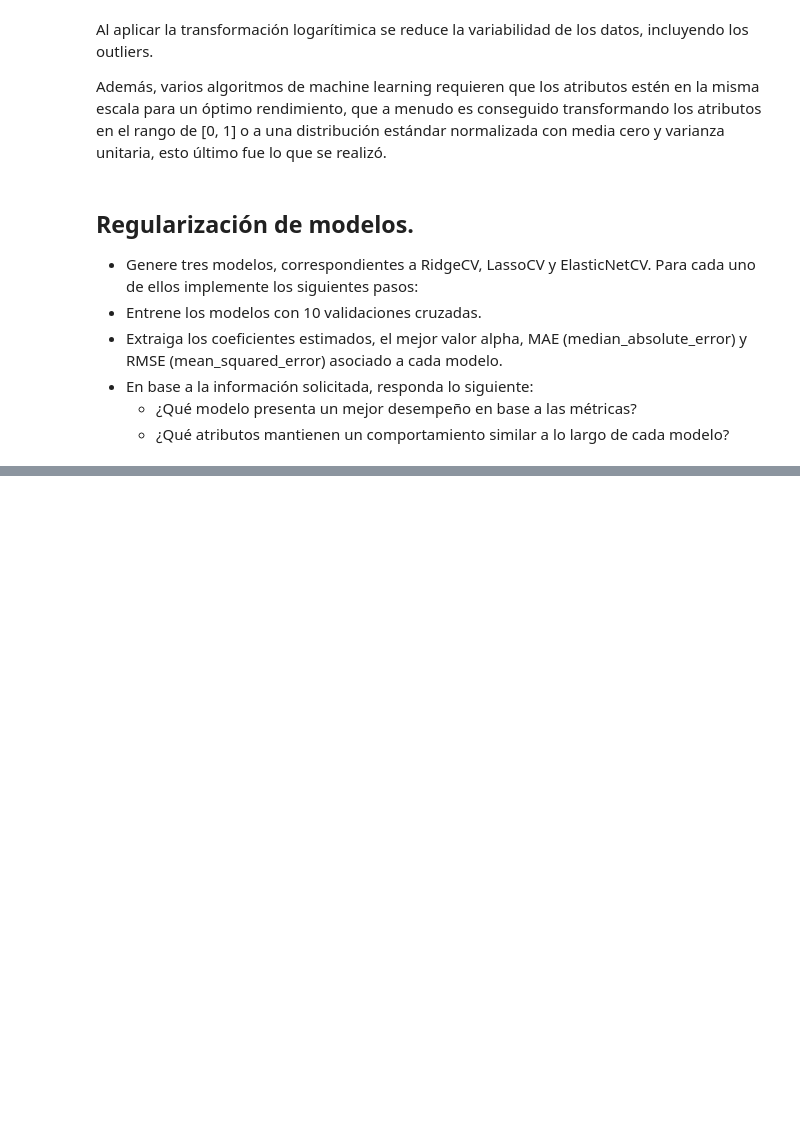
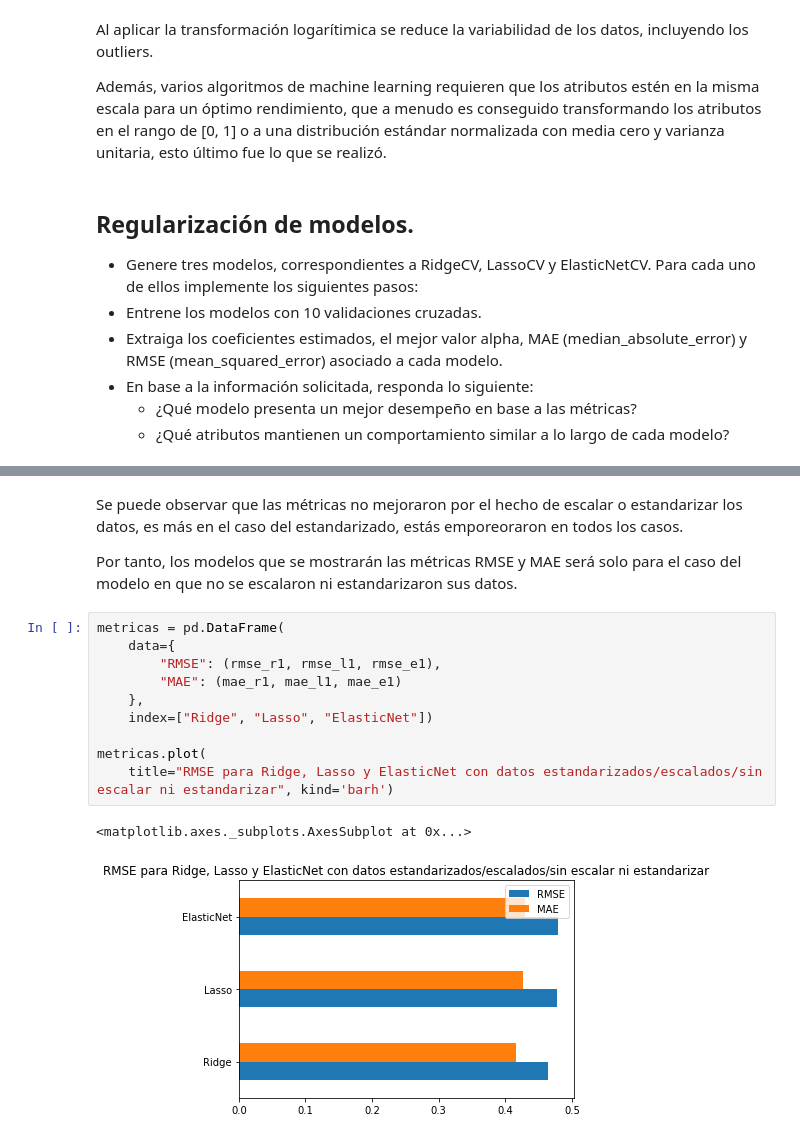
Before and after one commit to danoffn/Data-Science, a Jupyter notebook: 3 - Machine Learning/01 - Regularización/Desafio.ipynb, the cells around one changed output, grey strips where cells are left out. Drawn from its saved outputs; the diff is of its cells as text; blank space fills up the shorter version.

```diff
--- a/3 - Machine Learning/01 - Regularización/Desafio.ipynb
+++ b/3 - Machine Learning/01 - Regularización/Desafio.ipynb
@@ -273,0 +293,17 @@ array([1.00000000e+00, 1.38949549e+00, 1.93069773e+00, 2.68269580e+00,
+# %% [markdown]
+Se puede observar que las métricas no mejoraron por el hecho de escalar o estandarizar los datos, es más en el caso del estandarizado, estás emporeoraron en todos los casos.
+
+Por tanto, los modelos que se mostrarán las métricas RMSE y MAE será solo para el caso del modelo en que no se escalaron ni estandarizaron sus datos.
+# %%
+metricas = pd.DataFrame(
+    data={
+        "RMSE": (rmse_r1, rmse_l1, rmse_e1),
+        "MAE": (mae_r1, mae_l1, mae_e1)
+    },
+    index=["Ridge", "Lasso", "ElasticNet"])
+
+metricas.plot(
+    title="RMSE para Ridge, Lasso y ElasticNet con datos estandarizados/escalados/sin escalar ni estandarizar", kind='barh')
+# %% [output]
+<matplotlib.axes._subplots.AxesSubplot at 0x...>
+[figure, added]
```
Also changed, not shown: parts of 16 cells of this notebook.
